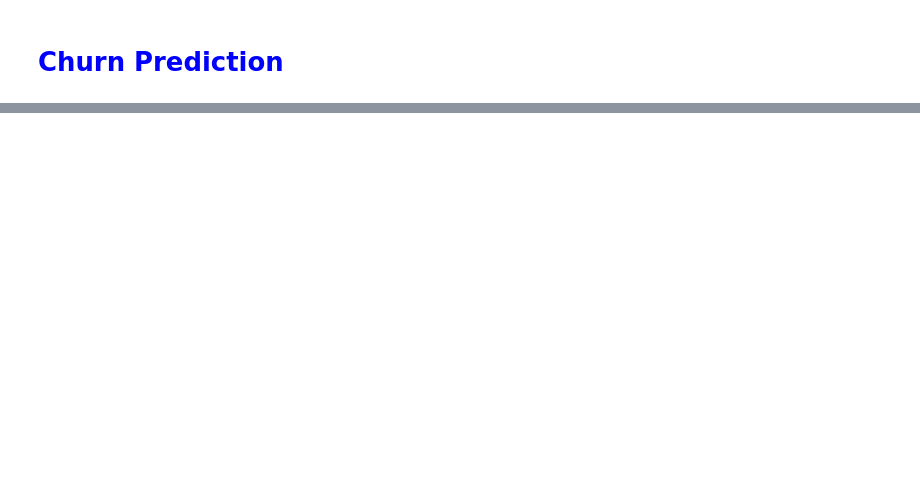
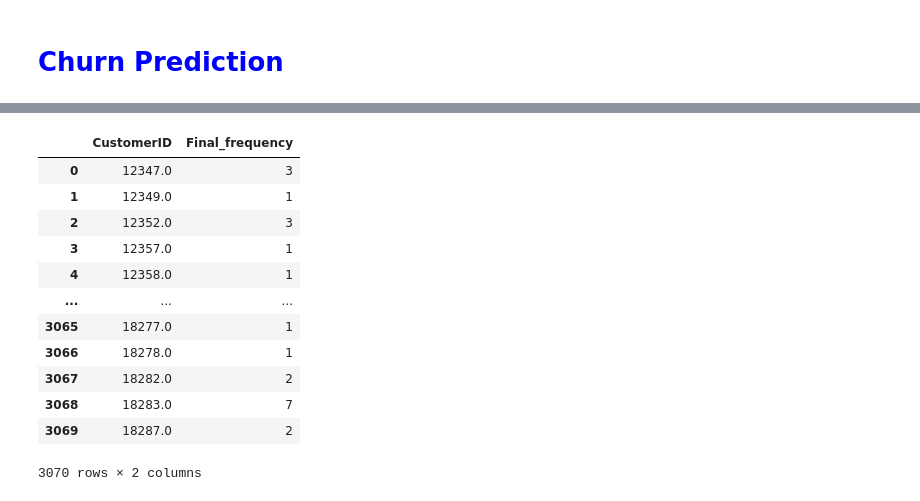
Before and after one commit to PShivani07/Data-Analytics-Project, a Jupyter notebook: ChurnPrediction.ipynb, the cells around one changed output, grey strips where cells are left out. Cells and saved outputs as stored; diff of their text form; code cells hidden in the pictures; blank space fills up the shorter version.

```diff
--- a/ChurnPrediction.ipynb
+++ b/ChurnPrediction.ipynb
@@ -1138,0 +1302,4 @@ similar_products(aggregate_vectors(purchases_val[0][-5:]))
+# %%
+final_frequency = final_dataset.groupby('CustomerID')['InvoiceNo'].nunique()
+
+final_frequency
@@ -1138,0 +1320,8 @@ similar_products(aggregate_vectors(purchases_val[0][-5:]))
+# %%
+final_frequency_table = pd.DataFrame({'CustomerID': final_dataset['CustomerID'].unique()})
+
+final_frequency_table = final_frequency_table.sort_values('CustomerID').reset_index()
+
+del final_frequency_table['index']
+
+final_frequency_table
@@ -1138,0 +1342,20 @@ similar_products(aggregate_vectors(purchases_val[0][-5:]))
+# %%
+final_frequency_table = pd.merge(final_frequency_table, final_frequency, on='CustomerID')
+
+final_frequency_table.rename(columns={'InvoiceNo': 'Final_frequency'}, inplace=True)
+
+final_frequency_table
+# %% [output]
+|  | CustomerID | Final_frequency |
+| 0 | 12347.0 | 3 |
+| 1 | 12349.0 | 1 |
+| 2 | 12352.0 | 3 |
+| 3 | 12357.0 | 1 |
+| 4 | 12358.0 | 1 |
+| ... | ... | ... |
+| 3065 | 18277.0 | 1 |
+| 3066 | 18278.0 | 1 |
+| 3067 | 18282.0 | 2 |
+| 3068 | 18283.0 | 7 |
+| 3069 | 18287.0 | 2 |
+3070 rows × 2 columns
```
Also changed, not shown: parts of 41 cells of this notebook.
